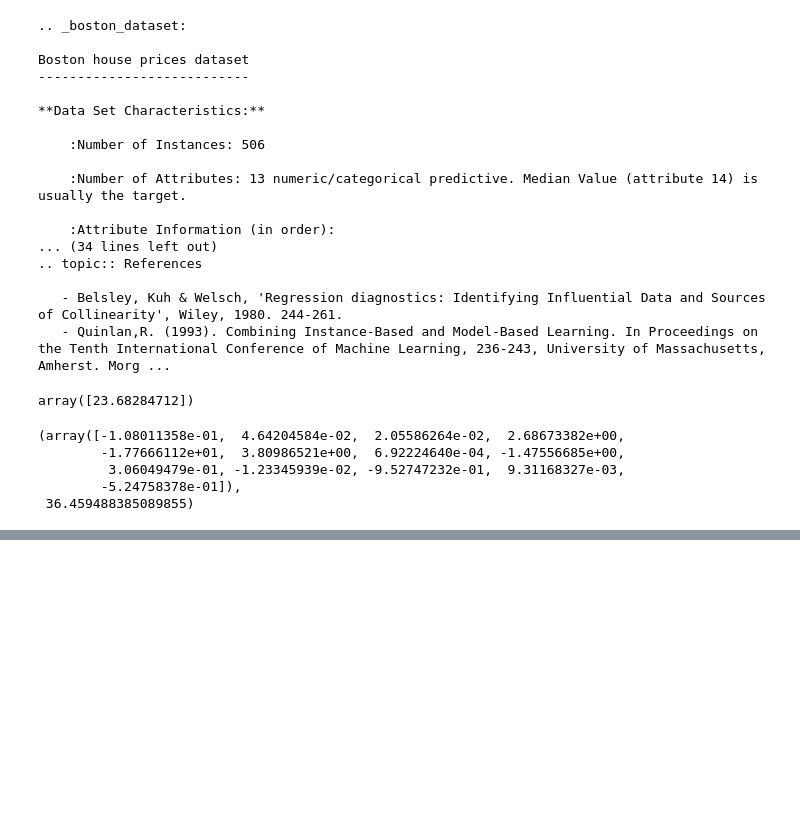
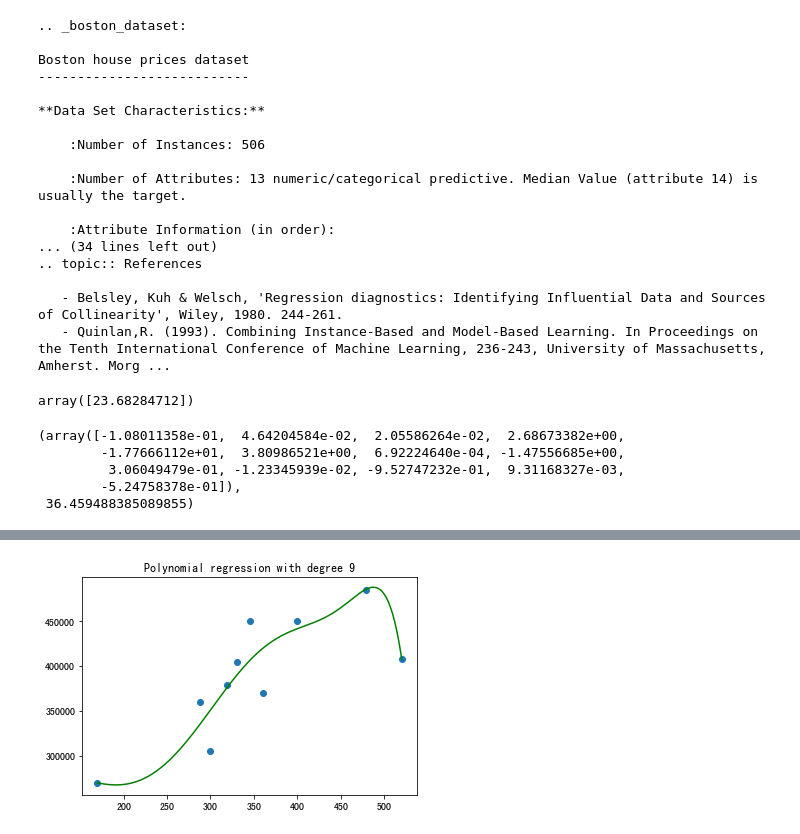
Before and after one commit to Alex-YuZ/Experiment-with-Linear-Regression, a Jupyter notebook: Linear_Regression.ipynb, the cells around one changed output, grey strips where cells are left out. Cells and saved outputs as stored; diff of their text form; code cells hidden in the pictures; blank space fills up the shorter version.

```diff
--- a/Linear_Regression.ipynb
+++ b/Linear_Regression.ipynb
@@ -175,0 +215,17 @@ model.coef_, model.intercept_
+# %%
+xdic={'X': {11: 300, 12: 170, 13: 288, 14: 360, 15: 319, 16: 330, 17: 520, 18: 345, 19: 399, 20: 479}}
+ydic={'y': {11: 305000, 12: 270000, 13: 360000, 14: 370000, 15: 379000, 16: 405000, 17: 407500, 18: 450000, 19: 450000, 20: 485000}}
+X=pd.DataFrame.from_dict(xdic)
+y=pd.DataFrame.from_dict(ydic)
+X_seq = np.linspace(X.min(),X.max(),300).reshape(-1,1)
+from sklearn.pipeline import make_pipeline
+degree=9
+polyreg=make_pipeline(PolynomialFeatures(degree),LinearRegression())
+polyreg.fit(X,y)
+plt.figure()
+plt.scatter(X,y)
+plt.plot(X_seq,polyreg.predict(X_seq),color="green")
+plt.title("Polynomial regression with degree "+str(degree))
+plt.show()
+# %% [output]
+[figure, added]
```
Also changed, not shown: parts of 12 cells of this notebook, 2 other files.
